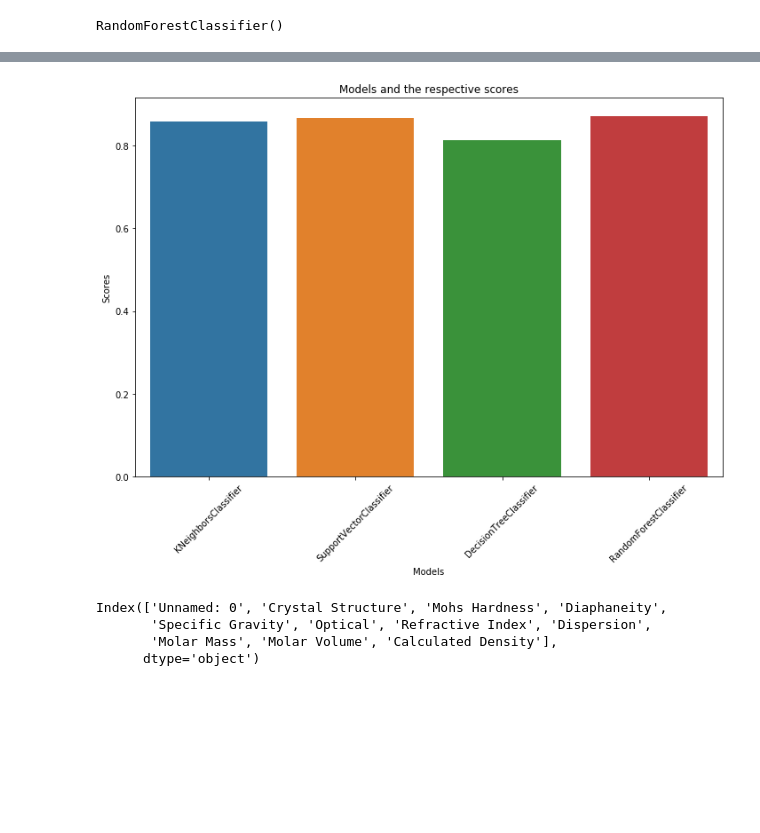
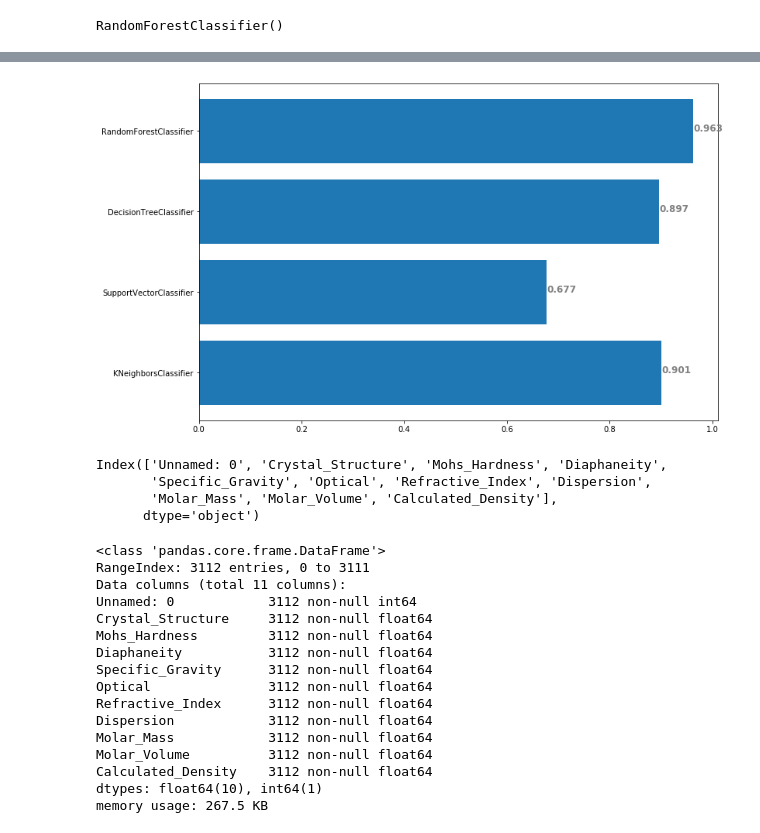
Before and after one commit to rajeshkumarchellappan/Crystal_Structure_Classification, a Jupyter notebook: Classification of Crystal structure.ipynb, the cells around one changed output, grey strips where cells are left out. Saved outputs shown, nothing was run; the diff lists cells and outputs as text; code cells hidden in the pictures; blank space fills up the shorter version.

```diff
--- a/Classification of Crystal structure.ipynb
+++ b/Classification of Crystal structure.ipynb
@@ -347,13 +394,14 @@ print(accuracy)
-# %%
-#plotting barplot
-df1= pd.DataFrame(accuracy,columns =['Models', 'Scores'])
-plt.figure(figsize=(10,8))
-sns.barplot(x=df1['Models'],y=df1['Scores'])
-plt.xticks(rotation=45)
-
-plt.title('Models and the respective scores' )
-plt.tight_layout()
-plt.show()
-# %% [output]
-[figure, removed]
+# %%
+df4= pd.DataFrame(accuracy,columns =['Models', 'Scores'])
+plt.figure(figsize=(12,8))
+x=df4['Models']
+y=df4['Scores']
+
+plt.barh(x,y)
+for index, value in enumerate(df4['Scores']):
+    plt.text(value, index,
+             str(round(value,3)),color = 'grey',fontweight = 'bold',fontsize=12)
+plt.show()
+# %% [output]
+[figure, added]
 # %%
@@ -361,8 +413,8 @@ df[['Crystal Structure','Mohs Hardness','Diaphaneity','Specific Gravity','Optica
 # %%
-df4=pd.read_csv('classification_crystal_structure')
+df4=pd.read_csv('classification_crystal_structure.csv')
 df4.columns
 # %% [output]
-Index(['Unnamed: 0', 'Crystal Structure', 'Mohs Hardness', 'Diaphaneity',
-       'Specific Gravity', 'Optical', 'Refractive Index', 'Dispersion',
-       'Molar Mass', 'Molar Volume', 'Calculated Density'],
+Index(['Unnamed: 0', 'Crystal_Structure', 'Mohs_Hardness', 'Diaphaneity',
+       'Specific_Gravity', 'Optical', 'Refractive_Index', 'Dispersion',
+       'Molar_Mass', 'Molar_Volume', 'Calculated_Density'],
       dtype='object')
@@ -373,0 +421,19 @@ model=pickle.load(open('model.pkl','rb'))
+# %%
+df4.info()
+# %% [output]
+<class 'pandas.core.frame.DataFrame'>
+RangeIndex: 3112 entries, 0 to 3111
+Data columns (total 11 columns):
+Unnamed: 0            3112 non-null int64
+Crystal_Structure     3112 non-null float64
+Mohs_Hardness         3112 non-null float64
+Diaphaneity           3112 non-null float64
+Specific_Gravity      3112 non-null float64
+Optical               3112 non-null float64
+Refractive_Index      3112 non-null float64
+Dispersion            3112 non-null float64
+Molar_Mass            3112 non-null float64
+Molar_Volume          3112 non-null float64
+Calculated_Density    3112 non-null float64
+dtypes: float64(10), int64(1)
+memory usage: 267.5 KB
```
Also changed, not shown: parts of 22 cells of this notebook, 8 other files.
